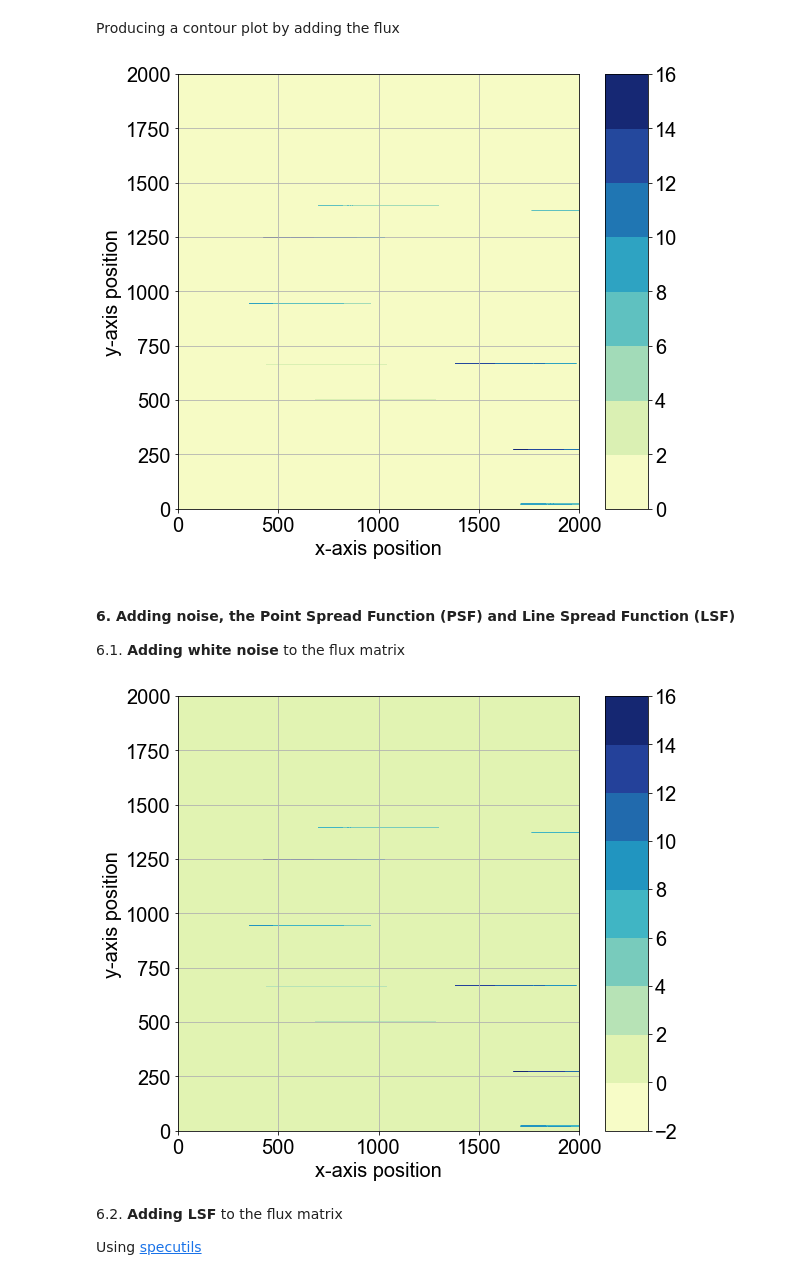
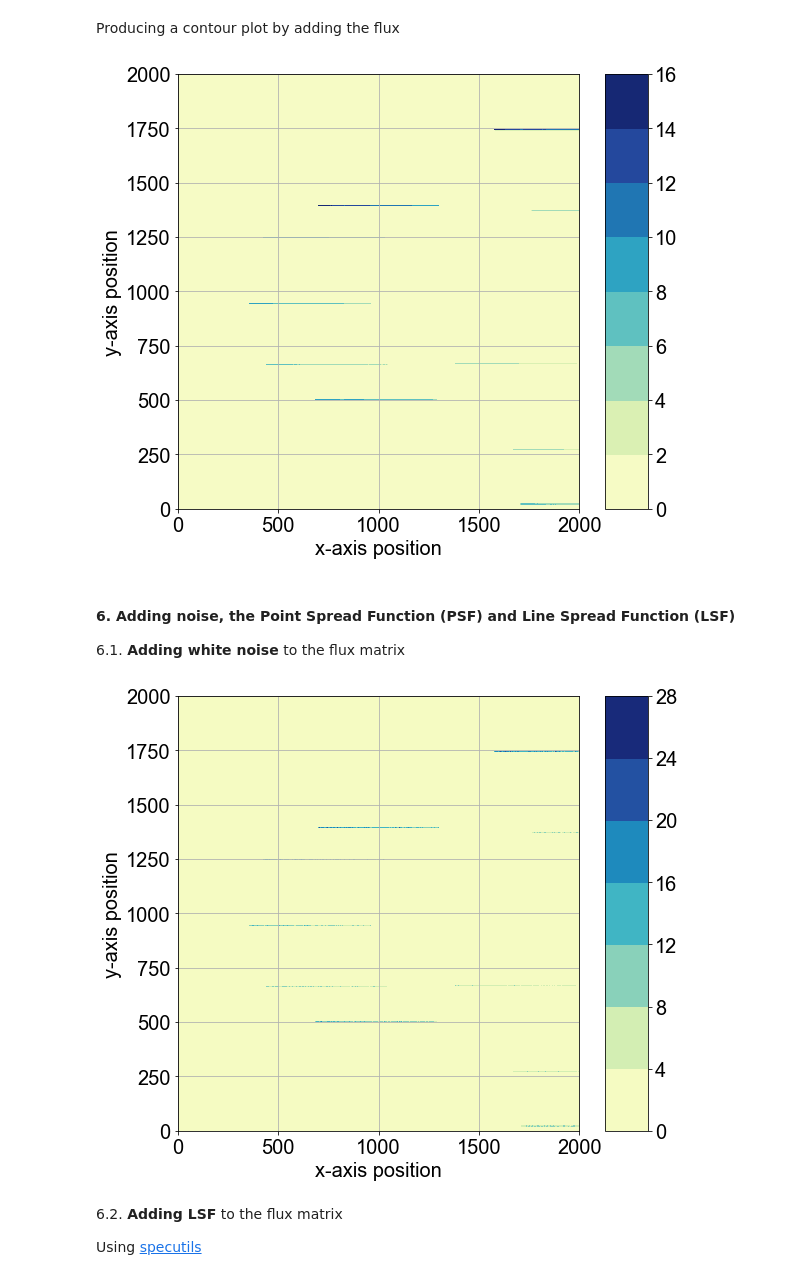
Before and after one commit to SoumyaShreeram/Slitless_spectroscopy, a Jupyter notebook: 01_Simulating_Spectra.ipynb, the cells around one changed output. Drawn from its saved outputs; the diff is of its cells as text; code cells hidden in the pictures.

```diff
--- a/01_Simulating_Spectra.ipynb
+++ b/01_Simulating_Spectra.ipynb
@@ -79,7 +79,7 @@ k_band_range = 0.3 # micro meter
 
 # corresponsing resolution and dispersion size
 r = k_band_lambda0/delta_lambda
-disperse_range = k_band_range/delta_lambda
+disperse_range = int(k_band_range/delta_lambda)
 print('The spectra is dispersed over %d pixels'%disperse_range)
 
 dispersion_angle = 0 # degrees
@@ -214,16 +213,17 @@ flux_matrix2D = ss.construct2DFluxMatrix(flux_matrix2D, y_disperse, x_disperse,\
 # %%
 pt.plotContour(l_pix, u_pix, flux_matrix2D)
 # %% [output]
-[figure, old version]
+[figure, new version]
 # %% [markdown]
 #### 6. Adding noise, the Point Spread Function (PSF) and Line Spread Function (LSF)
 
 6.1. **Adding white noise** to the flux matrix
 # %%
-flux_noise_matrix2D = flux_matrix2D + ss.addNoise(noise_level, u_pix)
+importlib.reload(ss)
+flux_noise_matrix2D = ss.addNoise(flux_matrix2D, u_pix)
 pt.plotContour(l_pix, u_pix, flux_noise_matrix2D)
 # %% [output]
-[figure, old version]
+[figure, new version]
 # %% [markdown]
 6.2. **Adding LSF** to the flux matrix
 
```
Also changed, not shown: parts of 7 cells of this notebook, 7 other files.
